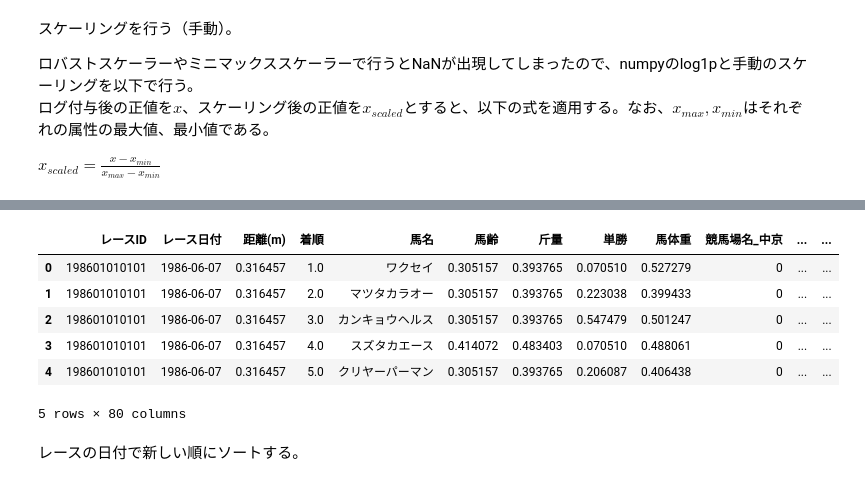
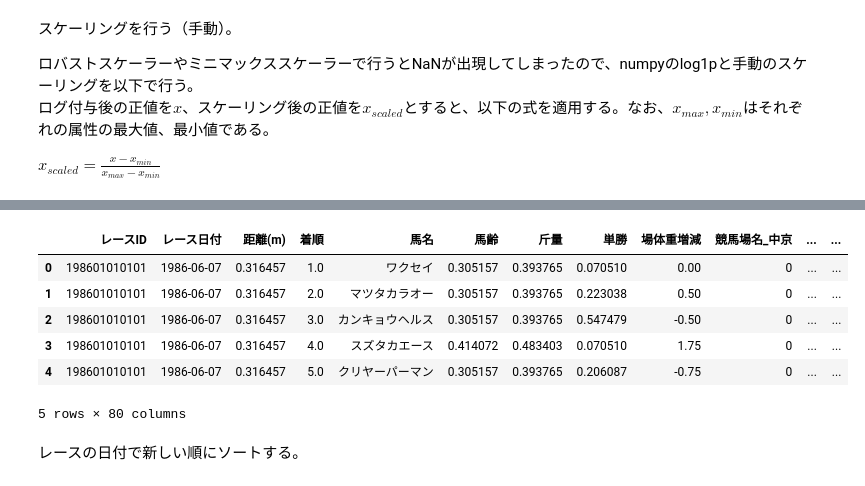
Before and after one commit to HiranoAkihiro/Horse_Racing, a Jupyter notebook: data_preparation.ipynb, the cells around one changed output, grey strips where cells are left out. Drawn from its saved outputs; the diff is of its cells as text; code cells hidden in the pictures.

```diff
--- a/data_preparation.ipynb
+++ b/data_preparation.ipynb
@@ -19,12 +57,10 @@ To enable the following instructions: AVX2 FMA, in other operations, rebuild Ten
 # %%
 # ダウンロード先ディレクトリ
-data_dir = "data"
+data_dir = "/kaggle/input/jra-horse-racing-dataset"
 
 # 各CSVファイルのパス
 race_result_csv     = os.path.join(data_dir, "19860105-20210731_race_result.csv")
-# odds_csv            = os.path.join(data_dir, "19860105-20210731_odds.csv")
 
-# pandas DataFrameとして読み込み
 df_race_result   = pd.read_csv(race_result_csv)
 # df_odds          = pd.read_csv(odds_csv)
 
@@ -81,7 +150,7 @@ print(len(df_race_result))
 # %%
 main_columns = ['レースID', 'レース日付', '競馬場名',
                 'リステッド・重賞競走', '右左回り・直線区分', '距離(m)', '馬場状態1', '着順',
-                '着順注記', '馬番', '馬名', '馬齢', '斤量', '単勝', '人気', '馬体重']
+                '着順注記', '馬番', '馬名', '馬齢', '斤量', '単勝', '人気', '場体重増減']
 
 df_race_result = df_race_result[main_columns]
 df_race_result.head()
@@ -164,10 +239,10 @@ Index(['レースID', 'レース日付', '距離(m)', '着順', '馬名', '馬
 
 $x_{scaled}=\frac{x-x_{min}}{x_{max}-x_{min}}$
 # %%
-# scaler = MinMaxScaler(feature_range=(0, 1))
-real_valued_columns = ['距離(m)', '馬齢', '斤量', '単勝', '馬体重']
+scaler = RobustScaler()
+real_valued_columns = ['距離(m)', '馬齢', '斤量', '単勝']
 real_valued_data = np.log1p(df_race_result[real_valued_columns])
-# scaled_real_valued_data = scaler.fit_transform(real_valued_data)
+df_race_result['場体重増減'] = scaler.fit_transform(df_race_result[['場体重増減']])
 scaled_real_valued_df = pd.DataFrame(real_valued_data, columns=real_valued_columns)
 df_race_result[real_valued_columns] = scaled_real_valued_df[real_valued_columns]
 min_vals = df_race_result[real_valued_columns].min()
@@ -192,14 +266,14 @@ df_race_result.head()
 dtype: int64
 [0.31645698 0.         0.14228505 0.45878536 0.54104126 0.41416326
  0.7152652  0.68339131 0.74588929 0.36683682 0.2626024  0.61545451
  0.0743778  0.57913367 0.65016127 0.90802436 1.         0.85762826
  0.50099555 0.8037551  0.20475803 0.10906914 0.95536515]
-|  | レースID | レース日付 | 距離(m) | 着順 | 馬名 | 馬齢 | 斤量 | 単勝 | 馬体重 | 競馬場名_中京 | ... | ... |
-| 0 | 198601010101 | 1986-06-07 | 0.316457 | 1.0 | ワクセイ | 0.305157 | 0.393765 | 0.070510 | 0.527279 | 0 | ... | ... |
-| 1 | 198601010101 | 1986-06-07 | 0.316457 | 2.0 | マツタカラオー | 0.305157 | 0.393765 | 0.223038 | 0.399433 | 0 | ... | ... |
-| 2 | 198601010101 | 1986-06-07 | 0.316457 | 3.0 | カンキョウヘルス | 0.305157 | 0.393765 | 0.547479 | 0.501247 | 0 | ... | ... |
-| 3 | 198601010101 | 1986-06-07 | 0.316457 | 4.0 | スズタカエース | 0.414072 | 0.483403 | 0.070510 | 0.488061 | 0 | ... | ... |
-| 4 | 198601010101 | 1986-06-07 | 0.316457 | 5.0 | クリヤーパーマン | 0.305157 | 0.393765 | 0.206087 | 0.406438 | 0 | ... | ... |
+|  | レースID | レース日付 | 距離(m) | 着順 | 馬名 | 馬齢 | 斤量 | 単勝 | 場体重増減 | 競馬場名_中京 | ... | ... |
+| 0 | 198601010101 | 1986-06-07 | 0.316457 | 1.0 | ワクセイ | 0.305157 | 0.393765 | 0.070510 | 0.00 | 0 | ... | ... |
+| 1 | 198601010101 | 1986-06-07 | 0.316457 | 2.0 | マツタカラオー | 0.305157 | 0.393765 | 0.223038 | 0.50 | 0 | ... | ... |
+| 2 | 198601010101 | 1986-06-07 | 0.316457 | 3.0 | カンキョウヘルス | 0.305157 | 0.393765 | 0.547479 | -0.50 | 0 | ... | ... |
+| 3 | 198601010101 | 1986-06-07 | 0.316457 | 4.0 | スズタカエース | 0.414072 | 0.483403 | 0.070510 | 1.75 | 0 | ... | ... |
+| 4 | 198601010101 | 1986-06-07 | 0.316457 | 5.0 | クリヤーパーマン | 0.305157 | 0.393765 | 0.206087 | -0.75 | 0 | ... | ... |
 5 rows × 80 columns
 # %% [markdown]
 レースの日付で新しい順にソートする。
```
Also changed, not shown: parts of 17 cells of this notebook.
